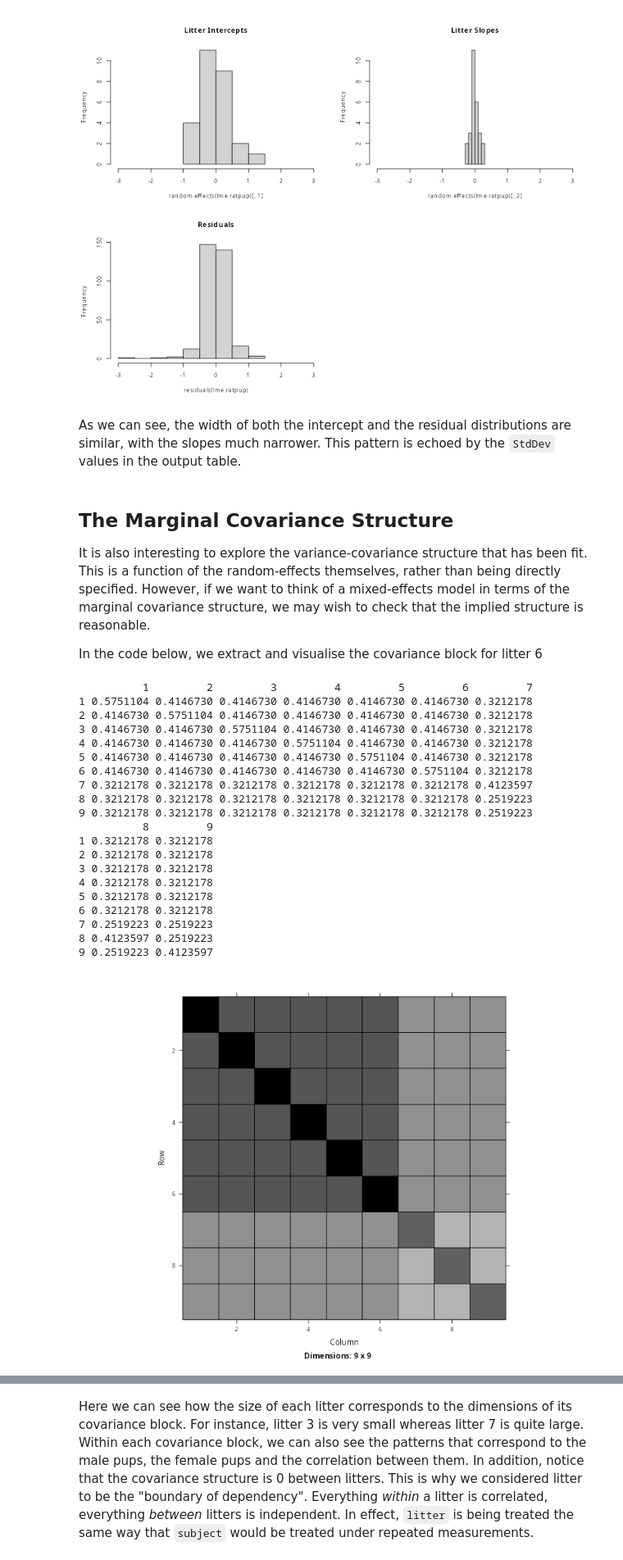
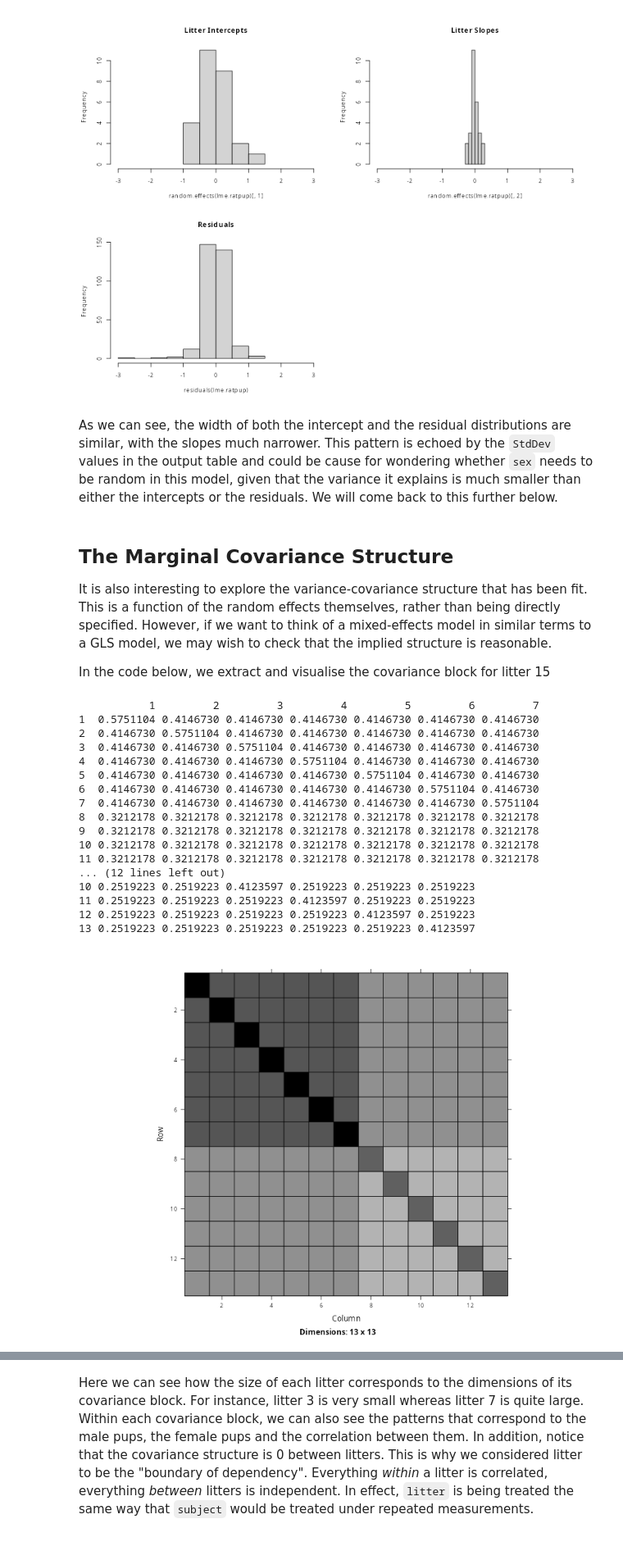
Before and after one commit to PCHN63112-Mixed-Models/mixed-effects-advanced, a Jupyter notebook: 7.example-in-R.ipynb, the cells around one changed output, grey strips where cells are left out. Shown at 82% size. Saved outputs shown, nothing was run; the diff lists cells and outputs as text; code cells hidden in the pictures.

```diff
--- a/7.example-in-R.ipynb
+++ b/7.example-in-R.ipynb
@@ -250,37 +250,34 @@ hist(residuals(lme.ratpup), xlim=c(-3,3), main='Residuals')
 # %% [output]
 [figure]
 # %% [markdown]
-As we can see, the width of both the intercept and the residual distributions are similar, with the slopes much narrower. This pattern is echoed by the `StdDev` values in the output table.
+As we can see, the width of both the intercept and the residual distributions are similar, with the slopes much narrower. This pattern is echoed by the `StdDev` values in the output table and could be cause for wondering whether `sex` needs to be random in this model, given that the variance it explains is much smaller than either the intercepts or the residuals. We will come back to this further below.
 # %% [markdown]
 ## The Marginal Covariance Structure
-It is also interesting to explore the variance-covariance structure that has been fit. This is a function of the random-effects themselves, rather than being directly specified. However, if we want to think of a mixed-effects model in terms of the marginal covariance structure, we may wish to check that the implied structure is reasonable.
+It is also interesting to explore the variance-covariance structure that has been fit. This is a function of the random effects themselves, rather than being directly specified. However, if we want to think of a mixed-effects model in similar terms to a GLS model, we may wish to check that the implied structure is reasonable.
 
-In the code below, we extract and visualise the covariance block for litter 6
+In the code below, we extract and visualise the covariance block for litter 15
 # %%
 library('Matrix')
-Sigma <- getVarCov(lme.ratpup, type="marginal", individual="6")$`6` # Litter 6
+Sigma <- getVarCov(lme.ratpup, type="marginal", individual="15")$`15` # Litter 15
 print(Sigma)
 Matrix::image(as(Sigma,'Matrix'))
 # %% [output]
-          1         2         3         4         5         6         7
-1 0.5751104 0.4146730 0.4146730 0.4146730 0.4146730 0.4146730 0.3212178
-2 0.4146730 0.5751104 0.4146730 0.4146730 0.4146730 0.4146730 0.3212178
-3 0.4146730 0.4146730 0.5751104 0.4146730 0.4146730 0.4146730 0.3212178
-4 0.4146730 0.4146730 0.4146730 0.5751104 0.4146730 0.4146730 0.3212178
-5 0.4146730 0.4146730 0.4146730 0.4146730 0.5751104 0.4146730 0.3212178
-6 0.4146730 0.4146730 0.4146730 0.4146730 0.4146730 0.5751104 0.3212178
-7 0.3212178 0.3212178 0.3212178 0.3212178 0.3212178 0.3212178 0.4123597
-8 0.3212178 0.3212178 0.3212178 0.3212178 0.3212178 0.3212178 0.2519223
-9 0.3212178 0.3212178 0.3212178 0.3212178 0.3212178 0.3212178 0.2519223
-          8         9
-1 0.3212178 0.3212178
-2 0.3212178 0.3212178
-3 0.3212178 0.3212178
-4 0.3212178 0.3212178
-5 0.3212178 0.3212178
-6 0.3212178 0.3212178
-7 0.2519223 0.2519223
-8 0.4123597 0.2519223
-9 0.2519223 0.4123597
+           1         2         3         4         5         6         7
+1  0.5751104 0.4146730 0.4146730 0.4146730 0.4146730 0.4146730 0.4146730
+2  0.4146730 0.5751104 0.4146730 0.4146730 0.4146730 0.4146730 0.4146730
+3  0.4146730 0.4146730 0.5751104 0.4146730 0.4146730 0.4146730 0.4146730
+4  0.4146730 0.4146730 0.4146730 0.5751104 0.4146730 0.4146730 0.4146730
+5  0.4146730 0.4146730 0.4146730 0.4146730 0.5751104 0.4146730 0.4146730
+6  0.4146730 0.4146730 0.4146730 0.4146730 0.4146730 0.5751104 0.4146730
+7  0.4146730 0.4146730 0.4146730 0.4146730 0.4146730 0.4146730 0.5751104
+8  0.3212178 0.3212178 0.3212178 0.3212178 0.3212178 0.3212178 0.3212178
+9  0.3212178 0.3212178 0.3212178 0.3212178 0.3212178 0.3212178 0.3212178
+10 0.3212178 0.3212178 0.3212178 0.3212178 0.3212178 0.3212178 0.3212178
+11 0.3212178 0.3212178 0.3212178 0.3212178 0.3212178 0.3212178 0.3212178
+... (12 lines left out)
+10 0.2519223 0.2519223 0.4123597 0.2519223 0.2519223 0.2519223
+11 0.2519223 0.2519223 0.2519223 0.4123597 0.2519223 0.2519223
+12 0.2519223 0.2519223 0.2519223 0.2519223 0.4123597 0.2519223
+13 0.2519223 0.2519223 0.2519223 0.2519223 0.2519223 0.4123597
-[figure, old version]
+[figure, new version]
 # %% [markdown]
```
Also changed, not shown: parts of 6 cells of this notebook, 32 other files.
